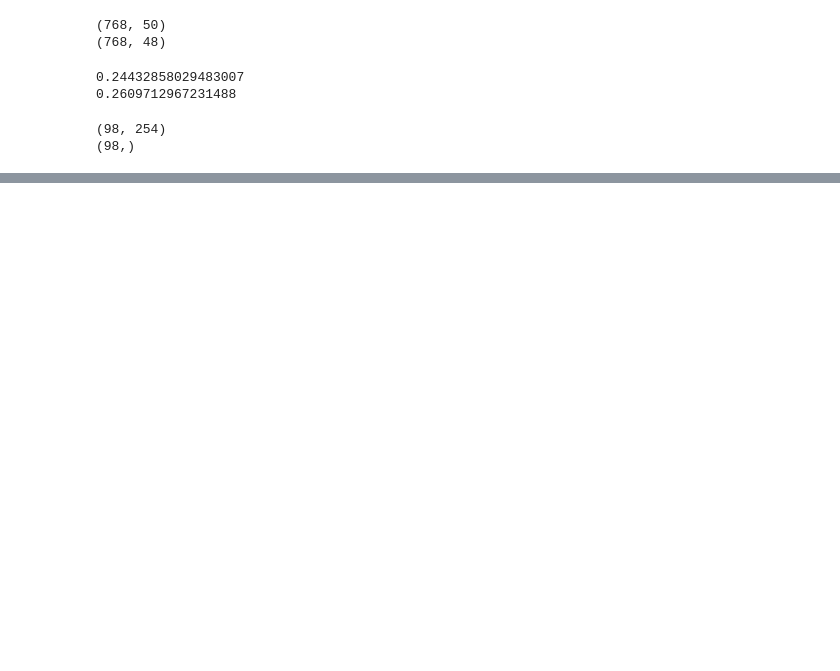
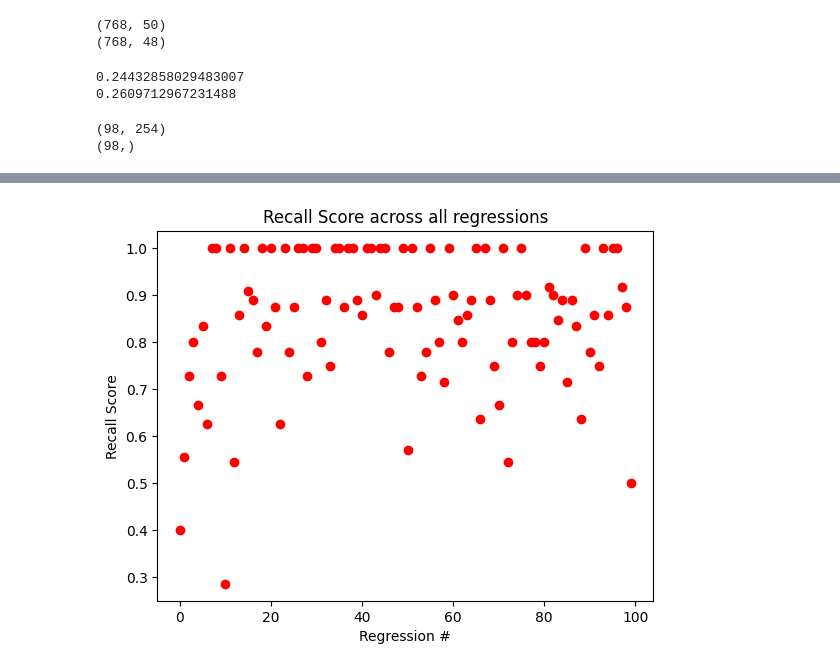
Before and after one commit to SumanthPandiri/4300-Data-Science-Project, a Jupyter notebook: TestNotebook2.ipynb, the cells around one changed output, grey strips where cells are left out. Drawn from its saved outputs; the diff is of its cells as text; code cells hidden in the pictures; blank space fills up the shorter version.

```diff
--- a/TestNotebook2.ipynb
+++ b/TestNotebook2.ipynb
@@ -122,0 +158,8 @@ print(y_test)
+# %%
+plt.title("Recall Score across all regressions")
+plt.xlabel("Regression #")
+plt.ylabel("Recall Score")
+plt.plot(listRecallScore, 'ro')
+plt.show()
+# %% [output]
+[figure, added]
```
Also changed, not shown: parts of 8 cells of this notebook.
